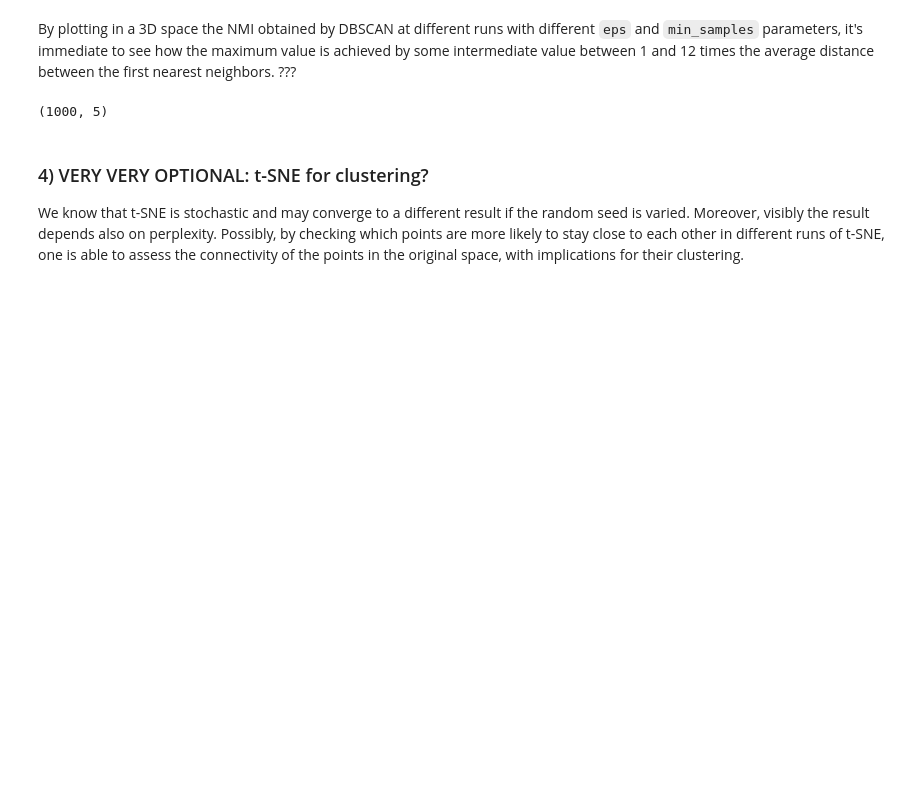
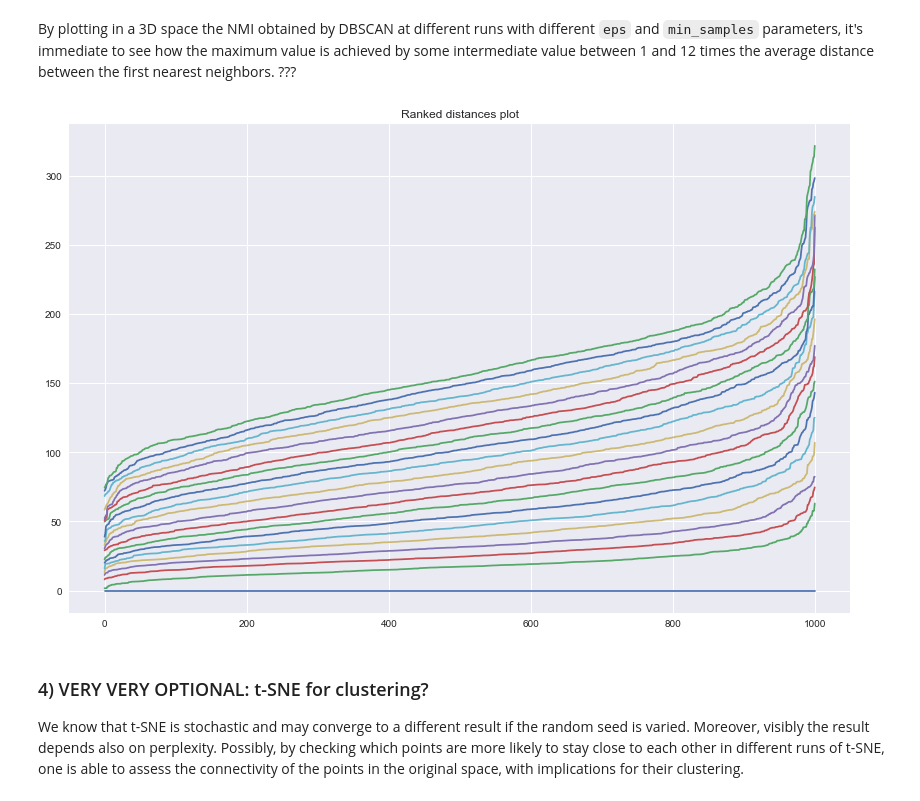
Before and after one commit to emersonvero/LoCP2, a Jupyter notebook: 05_clustering/2219_assignment_05.ipynb, the cells around one changed output. Cells and saved outputs as stored; diff of their text form; code cells hidden in the pictures; blank space fills up the shorter version.

Commit message:
fatto ranked distances plot

```diff
--- a/05_clustering/2219_assignment_05.ipynb
+++ b/05_clustering/2219_assignment_05.ipynb
@@ -283,13 +285,20 @@ plt.show()
 By plotting in a 3D space the NMI obtained by DBSCAN at different runs with different `eps` and `min_samples` parameters, it's immediate to see how the maximum value is achieved by some intermediate value between 1 and 12 times the average distance between the first nearest neighbors. ???
 # %%
 from sklearn.neighbors import NearestNeighbors
-k = 5
+plt.style.use('seaborn')
+
+k = 20  #we investigate till the 20th neighbor
 nbrs = NearestNeighbors(n_neighbors=k)
 nbrs.fit(x)
 neigh_dist,neigh_ind=nbrs.kneighbors(x,return_distance=True)
-np.argsort(neigh_dist,axis=0)
+
+distance=np.sort(neigh_dist,axis=0)
+
+fig,ax=plt.subplots(figsize=(14,9))
+ax.set_title("Ranked distances plot")
+ax.plot(distance);
 # %% [output]
-(1000, 5)
+[figure, added]
 # %% [markdown]
 ### 4) VERY VERY OPTIONAL: t-SNE for clustering?
 
```
Also changed, not shown: parts of 5 cells of this notebook.
